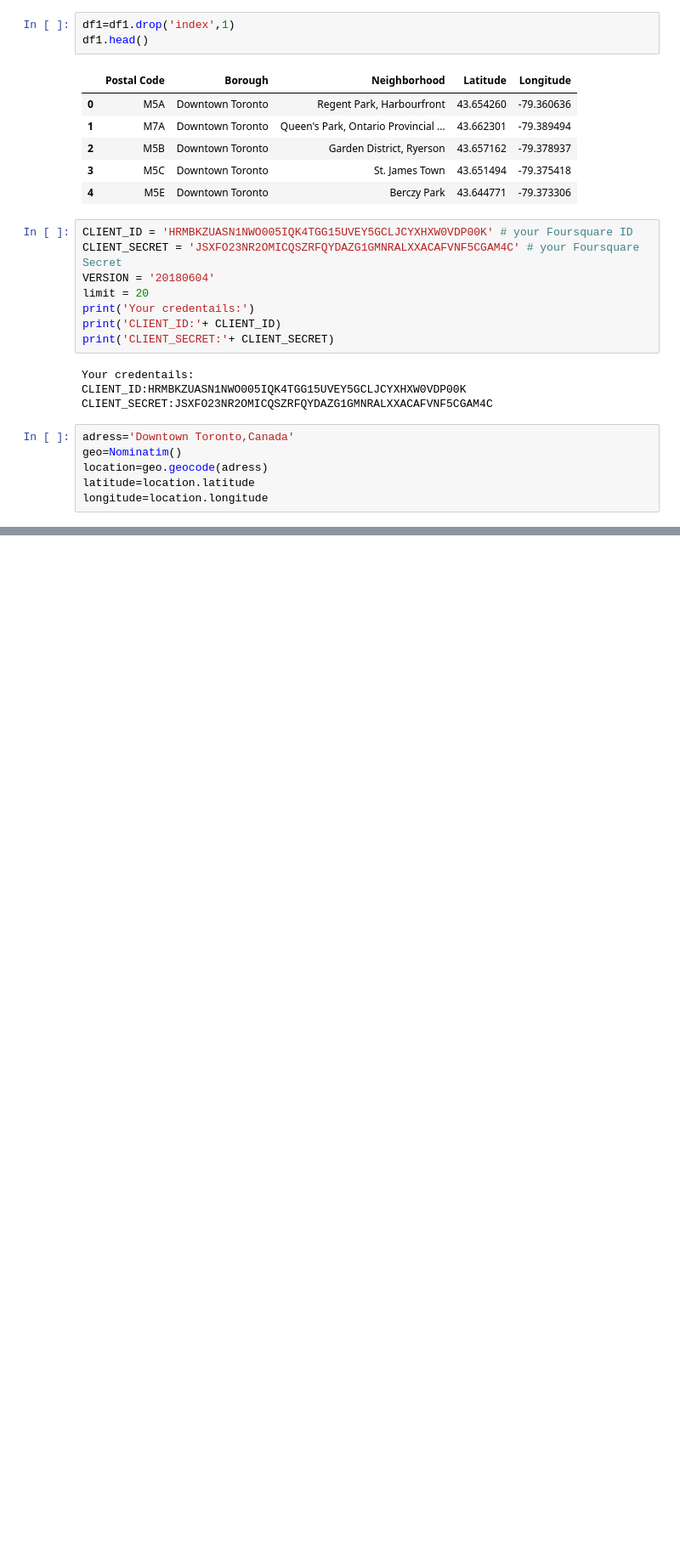
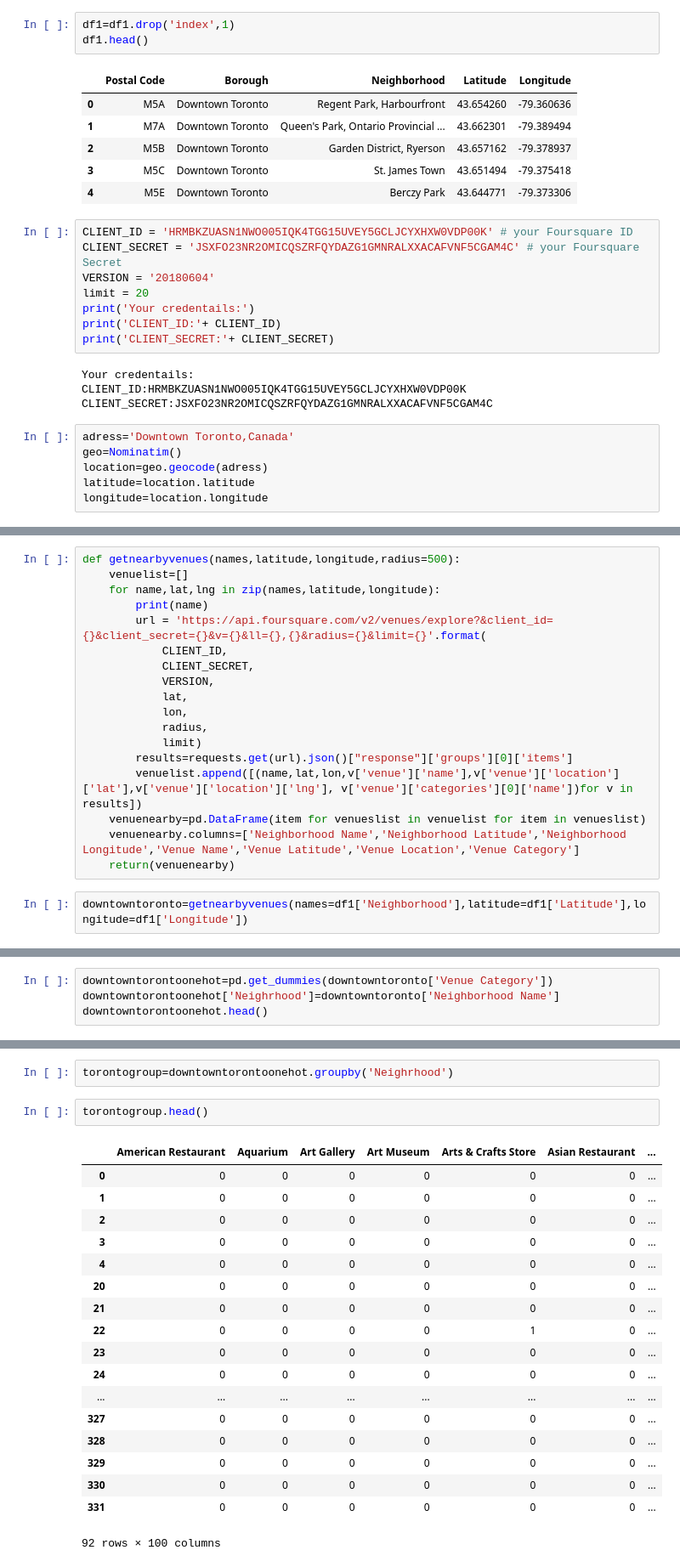
Before and after one commit to Rohan6c/capstone, a Jupyter notebook: mkk.ipynb, the cells around one changed output, grey strips where cells are left out. Shown at 85% size. Drawn from its saved outputs; the diff is of its cells as text; blank space fills up the shorter version.

```diff
--- a/mkk.ipynb
+++ b/mkk.ipynb
@@ -255,3 +255,23 @@ for lat, lng, label in zip(df['Latitide'],df['Longitude'],df['Neighbrhood']):
 map_manhattan
 # %% [output]
 [interactive output not drawn]
+# %%
+def getnearbyvenues(names,latitude,longitude,radius=500):
+    venuelist=[]
+    for name,lat,lng in zip(names,latitude,longitude):
+        print(name)
+        url = 'https://api.foursquare.com/v2/venues/explore?&client_id={}&client_secret={}&v={}&ll={},{}&radius={}&limit={}'.format(
+            CLIENT_ID,
+            CLIENT_SECRET,
+            VERSION,
+            lat,
+            lon,
+            radius,
+            limit)
+        results=requests.get(url).json()["response"]['groups'][0]['items']
+        venuelist.append([(name,lat,lon,v['venue']['name'],v['venue']['location']['lat'],v['venue']['location']['lng'], v['venue']['categories'][0]['name'])for v in results])
+    venuenearby=pd.DataFrame(item for venueslist in venuelist for item in venueslist)
+    venuenearby.columns=['Neighborhood Name','Neighborhood Latitude','Neighborhood Longitude','Venue Name','Venue Latitude','Venue Location','Venue Category']
+    return(venuenearby)
+# %%
+downtowntoronto=getnearbyvenues(names=df1['Neighborhood'],latitude=df1['Latitude'],longitude=df1['Longitude'])
@@ -257,0 +355,4 @@ map_manhattan
+# %%
+downtowntorontoonehot=pd.get_dummies(downtowntoronto['Venue Category'])
+downtowntorontoonehot['Neighrhood']=downtowntoronto['Neighborhood Name']
+downtowntorontoonehot.head()
@@ -257,0 +367,23 @@ map_manhattan
+# %%
+torontogroup=downtowntorontoonehot.groupby('Neighrhood')
+# %%
+torontogroup.head()
+# %% [output]
+|  | American Restaurant | Aquarium | Art Gallery | Art Museum | Arts & Crafts Store | Asian Restaurant | ... |
+| 0 | 0 | 0 | 0 | 0 | 0 | 0 | ... |
+| 1 | 0 | 0 | 0 | 0 | 0 | 0 | ... |
+| 2 | 0 | 0 | 0 | 0 | 0 | 0 | ... |
+| 3 | 0 | 0 | 0 | 0 | 0 | 0 | ... |
+| 4 | 0 | 0 | 0 | 0 | 0 | 0 | ... |
+| 20 | 0 | 0 | 0 | 0 | 0 | 0 | ... |
+| 21 | 0 | 0 | 0 | 0 | 0 | 0 | ... |
+| 22 | 0 | 0 | 0 | 0 | 1 | 0 | ... |
+| 23 | 0 | 0 | 0 | 0 | 0 | 0 | ... |
+| 24 | 0 | 0 | 0 | 0 | 0 | 0 | ... |
+| ... | ... | ... | ... | ... | ... | ... | ... |
+| 327 | 0 | 0 | 0 | 0 | 0 | 0 | ... |
+| 328 | 0 | 0 | 0 | 0 | 0 | 0 | ... |
+| 329 | 0 | 0 | 0 | 0 | 0 | 0 | ... |
+| 330 | 0 | 0 | 0 | 0 | 0 | 0 | ... |
+| 331 | 0 | 0 | 0 | 0 | 0 | 0 | ... |
+92 rows × 100 columns
```
Also changed, not shown: parts of 8 cells of this notebook.
